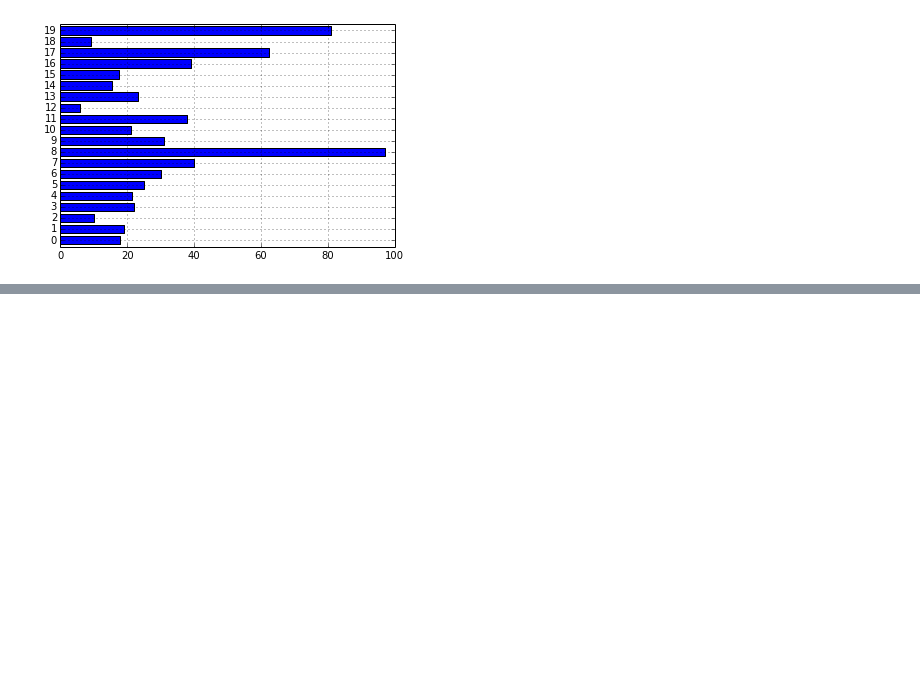
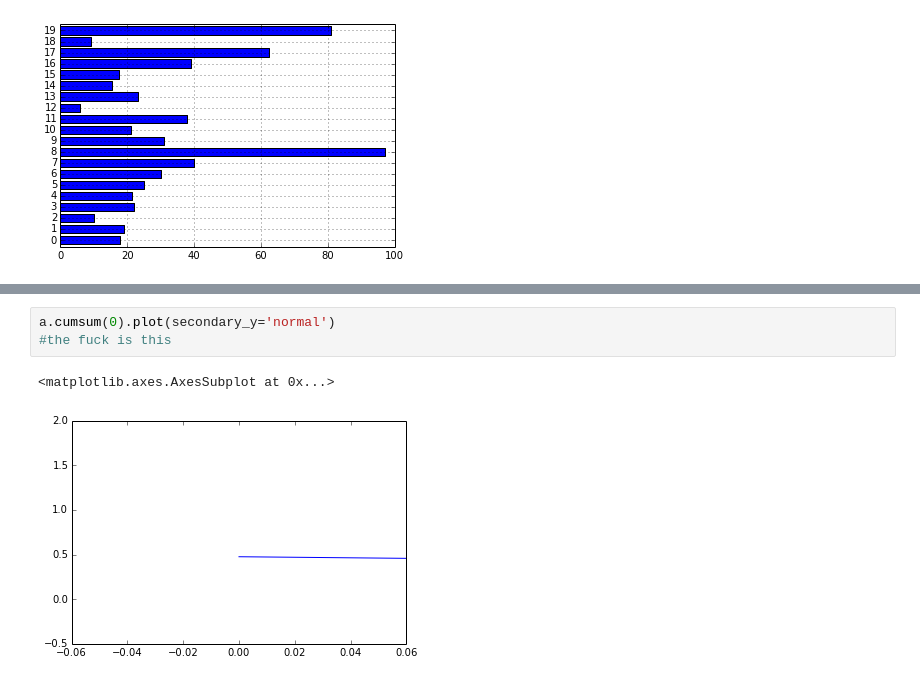
Before and after one commit to rtalyansky/Data-Analysis-Practice, a Jupyter notebook: Pandasql/Pandaspractice.ipynb, the cells around one changed output, grey strips where cells are left out. Drawn from its saved outputs; the diff is of its cells as text; blank space fills up the shorter version.

```diff
--- a/Pandasql/Pandaspractice.ipynb
+++ b/Pandasql/Pandaspractice.ipynb
@@ -149,0 +170,6 @@ a.UnitPrice.plot(kind='barh')
+# %%
+a.cumsum(0).plot(secondary_y='normal')
+#the fuck is this
+# %% [output]
+<matplotlib.axes.AxesSubplot at 0x...>
+[figure, added]
```
Also changed, not shown: parts of 7 cells of this notebook.
